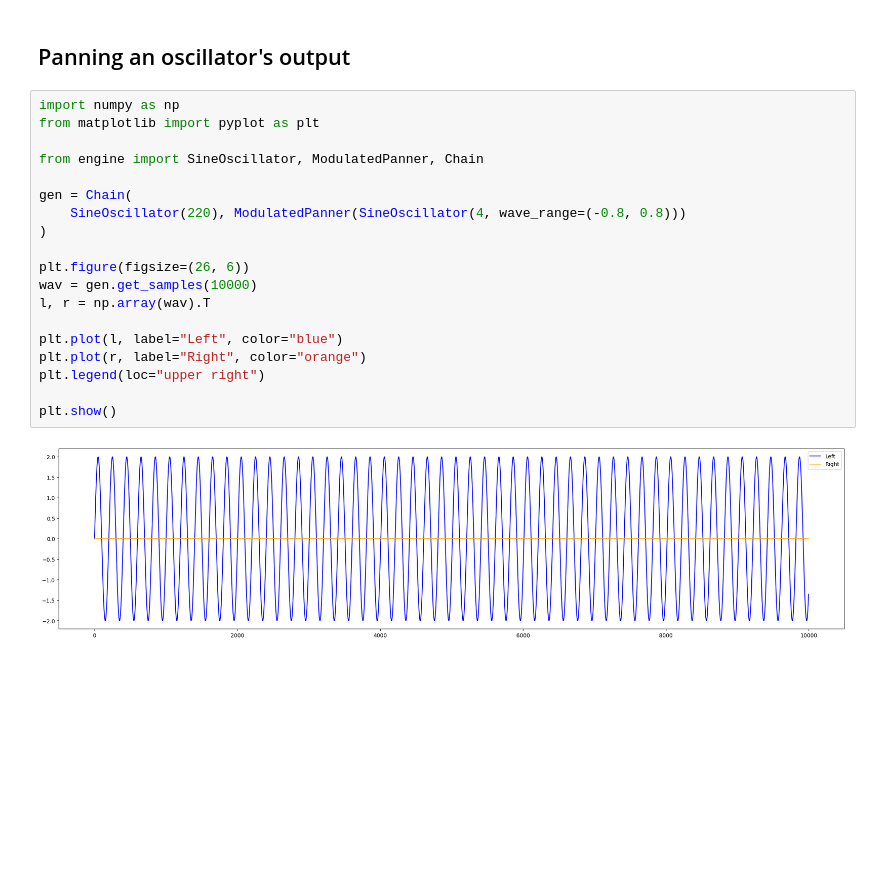
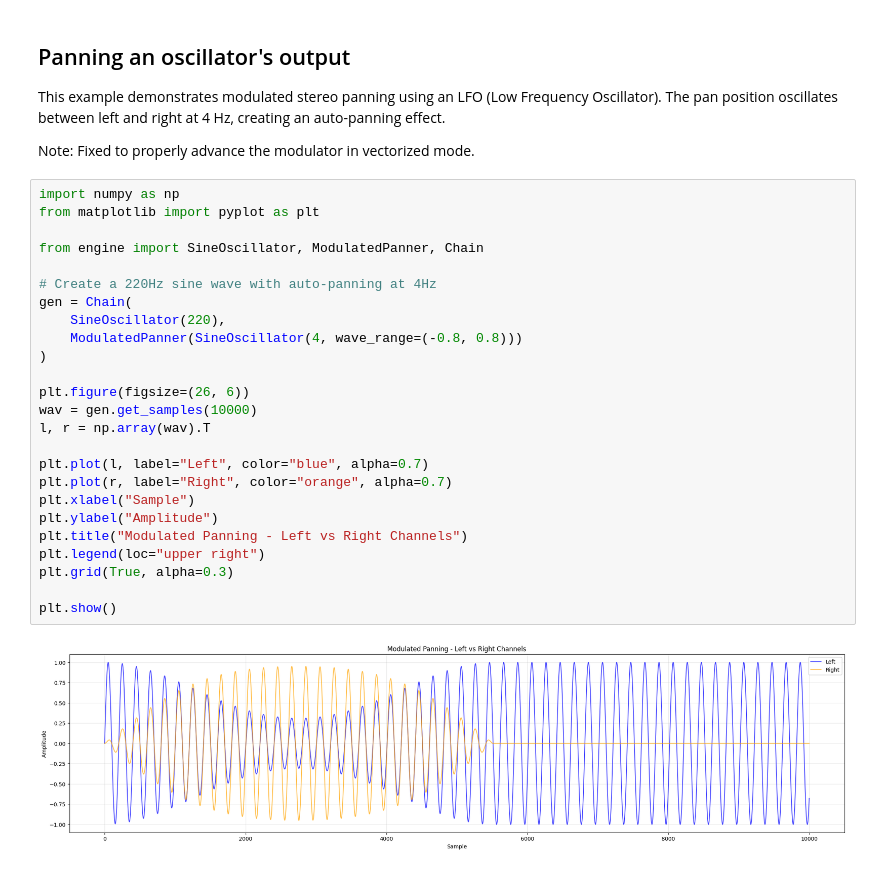
Before and after one commit to rasigle/sonicrack, a Jupyter notebook: examples/oscillators_v7_panning.ipynb, the cells around one changed output. Drawn from its saved outputs; the diff is of its cells as text; blank space fills up the shorter version.

Commit message:
Optimizations and bugfixes mainly around the panner component.

```diff
--- a/examples/oscillators_v7_panning.ipynb
+++ b/examples/oscillators_v7_panning.ipynb
@@ -1,23 +1,34 @@
 # %% [markdown]
 ## Panning an oscillator's output
+
+This example demonstrates modulated stereo panning using an LFO (Low Frequency Oscillator).
+The pan position oscillates between left and right at 4 Hz, creating an auto-panning effect.
+
+Note: Fixed to properly advance the modulator in vectorized mode.
 # %%
 import numpy as np
 from matplotlib import pyplot as plt
 
 from engine import SineOscillator, ModulatedPanner, Chain
 
+# Create a 220Hz sine wave with auto-panning at 4Hz
 gen = Chain(
-    SineOscillator(220), ModulatedPanner(SineOscillator(4, wave_range=(-0.8, 0.8)))
+    SineOscillator(220),
+    ModulatedPanner(SineOscillator(4, wave_range=(-0.8, 0.8)))
 )
 
 plt.figure(figsize=(26, 6))
 wav = gen.get_samples(10000)
 l, r = np.array(wav).T
 
-plt.plot(l, label="Left", color="blue")
-plt.plot(r, label="Right", color="orange")
+plt.plot(l, label="Left", color="blue", alpha=0.7)
+plt.plot(r, label="Right", color="orange", alpha=0.7)
+plt.xlabel("Sample")
+plt.ylabel("Amplitude")
+plt.title("Modulated Panning - Left vs Right Channels")
 plt.legend(loc="upper right")
+plt.grid(True, alpha=0.3)
 
 plt.show()
 # %% [output]
-[figure, old version]
+[figure, new version]
```
Also changed, not shown: parts of 1 cell of this notebook, 7 other files.
